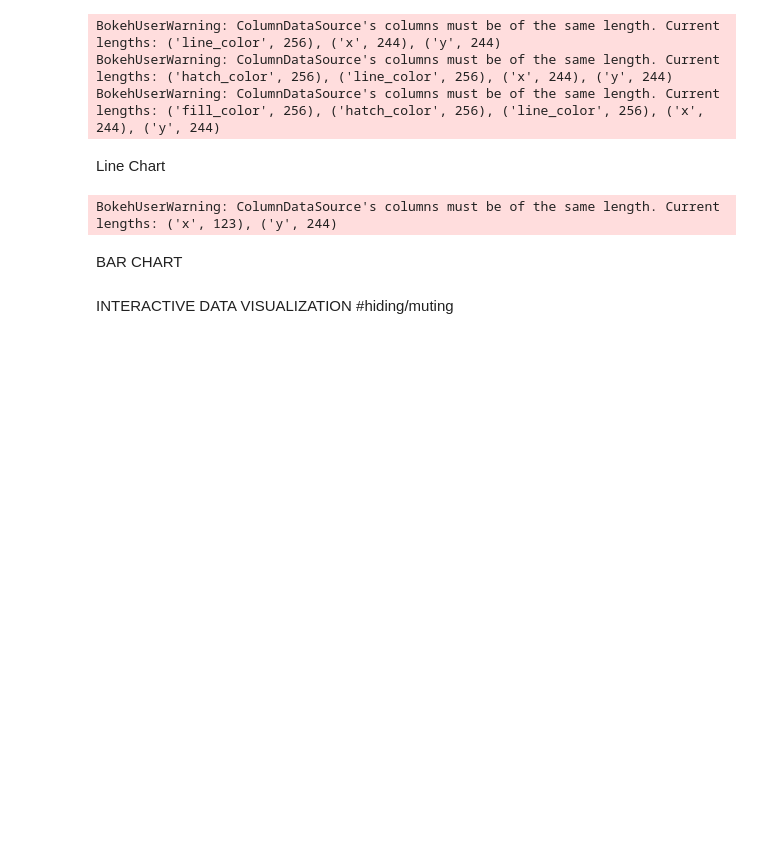
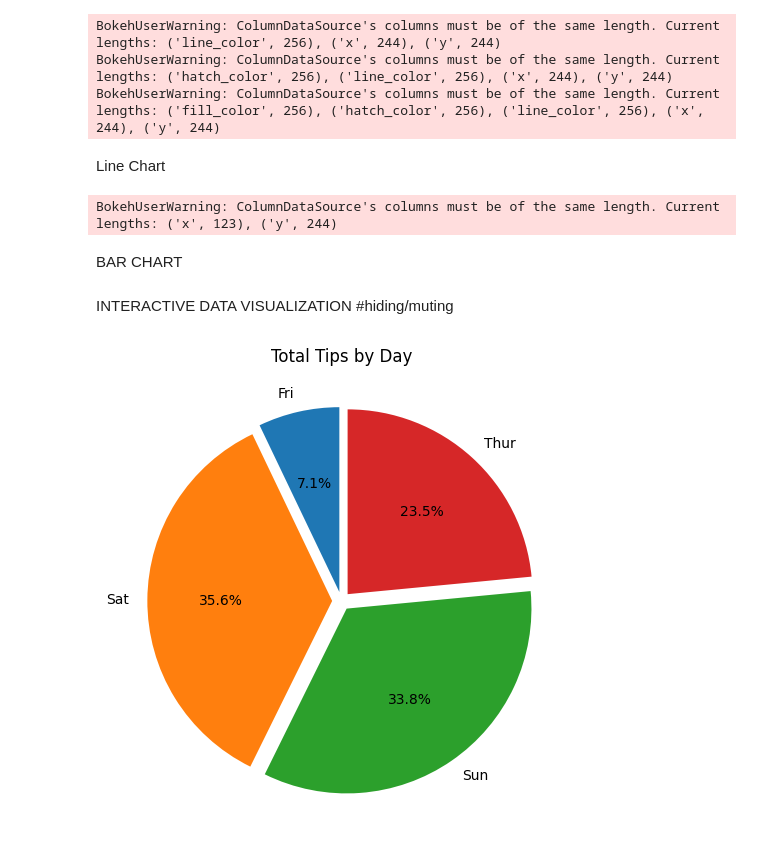
Before and after one commit to Anuzzzzzzzz/Mamacita, a Jupyter notebook: learnPythonnnnnnnnnn/jupyternotebook/datavisual.ipynb, the cells around one changed output. Saved outputs shown, nothing was run; the diff lists cells and outputs as text; code cells hidden in the pictures; blank space fills up the shorter version.

```diff
--- a/learnPythonnnnnnnnnn/jupyternotebook/datavisual.ipynb
+++ b/learnPythonnnnnnnnnn/jupyternotebook/datavisual.ipynb
@@ -286,3 +286,19 @@ graph.legend.click_policy = "hide"
 
 # displaying the model
 show(graph)
+# %%
+import pandas as pd
+import matplotlib.pyplot as plt
+
+data = pd.read_csv("Pandas/tips.csv")
+
+# Aggregate total tips per day
+tips_per_day = data.groupby('day')['tip'].sum()
+
+# Pie chart
+plt.figure(figsize=(6,6))
+plt.pie(tips_per_day, labels=tips_per_day.index, autopct='%1.1f%%', startangle=90, explode=[0.05]*len(tips_per_day))
+plt.title("Total Tips by Day")
+plt.show()
+# %% [output]
+[figure, added]
```
